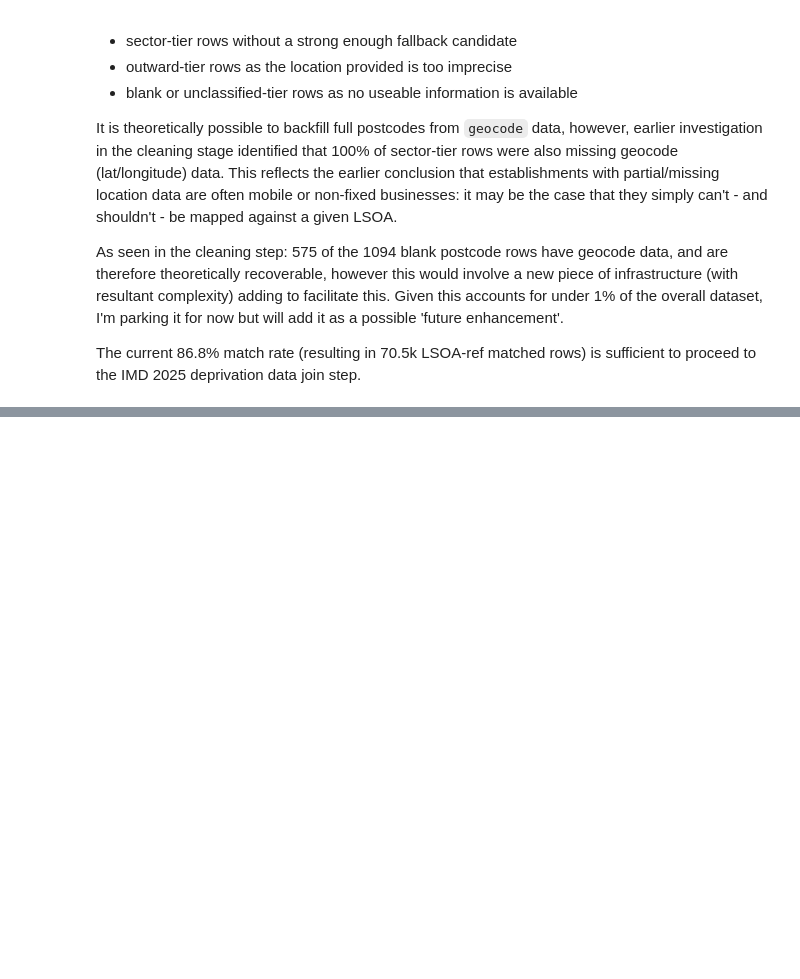
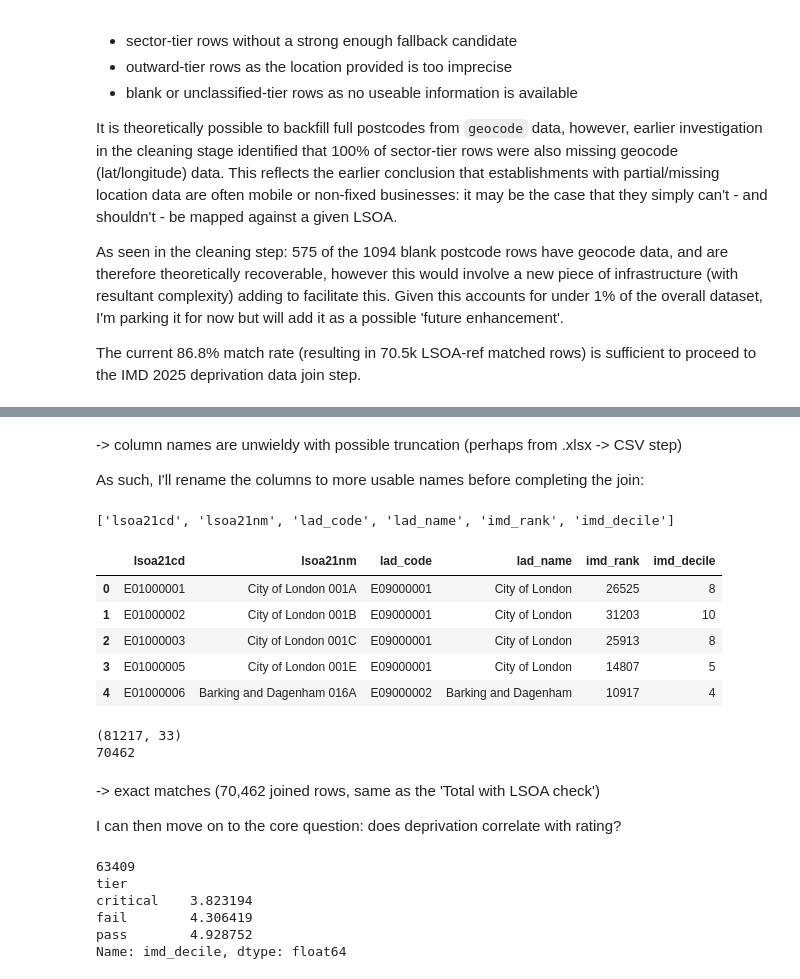
Before and after one commit to hphilpotts/fhrs-london-insights, a Jupyter notebook: notebooks/03_ons_join.ipynb, the cells around one changed output, grey strips where cells are left out. Drawn from its saved outputs; the diff is of its cells as text; code cells hidden in the pictures; blank space fills up the shorter version.

```diff
--- a/notebooks/03_ons_join.ipynb
+++ b/notebooks/03_ons_join.ipynb
@@ -412,0 +441,61 @@ The current 86.8% match rate (resulting in 70.5k LSOA-ref matched rows) is suffi
+# %% [markdown]
+-> column names are unwieldy with possible truncation (perhaps from .xlsx -> CSV step)
+
+As such, I'll rename the columns to more usable names before completing the join:
+# %%
+# rename IMD data columns and check
+imd.columns = ["lsoa21cd", "lsoa21nm", "lad_code", "lad_name", "imd_rank", "imd_decile"]
+
+print(imd.columns.tolist())
+imd.head()
+# %% [output]
+['lsoa21cd', 'lsoa21nm', 'lad_code', 'lad_name', 'imd_rank', 'imd_decile']
+|  | lsoa21cd | lsoa21nm | lad_code | lad_name | imd_rank | imd_decile |
+| 0 | E01000001 | City of London 001A | E09000001 | City of London | 26525 | 8 |
+| 1 | E01000002 | City of London 001B | E09000001 | City of London | 31203 | 10 |
+| 2 | E01000003 | City of London 001C | E09000001 | City of London | 25913 | 8 |
+| 3 | E01000005 | City of London 001E | E09000001 | City of London | 14807 | 5 |
+| 4 | E01000006 | Barking and Dagenham 016A | E09000002 | Barking and Dagenham | 10917 | 4 |
+# %%
+# join main DF to IMD data on LSOA id field
+df = df.merge(
+    imd[["lsoa21cd", "imd_rank", "imd_decile"]],
+    on="lsoa21cd",
+    how="left", # unmatched rows remain
+)
+
+print(df.shape)
+print(df["imd_rank"].notna().sum())
+# %% [output]
+(81217, 33)
+70462
+# %% [markdown]
+-> exact matches (70,462 joined rows, same as the 'Total with LSOA check')
+
+I can then move on to the core question: does deprivation correlate with rating?
+# %%
+# pull out rows with gradable FHRS rating, and IMD data match:
+gradable = df[df["RatingValue"].isin(["0","1","2","3","4","5"]) & df["imd_decile"].notna()].copy()
+
+# coerce numeric-only gradable ratings to integer
+gradable["rating_int"] = gradable["RatingValue"].astype(int)
+
+# convert continuous rating integer numbers into bands
+gradable["tier"] = pd.cut(
+    gradable["rating_int"],
+    bins=[-1, 2, 4, 5], # defines edges, i.e. above -1 up to 2 and so on
+    labels=["critical", "fail", "pass"], # assign label to each bin
+)
+
+print(len(gradable)) # total rows with gradable rating and IMD data
+
+# get and show IMD decile by each tier (n.b. - lower = more deprived area)
+decile_by_tier = gradable.groupby("tier")["imd_decile"].mean()
+print(decile_by_tier)
+# %% [output]
+63409
+tier
+critical    3.823194
+fail        4.306419
+pass        4.928752
+Name: imd_decile, dtype: float64
```
Also changed, not shown: parts of 9 cells of this notebook, 2 other files.
